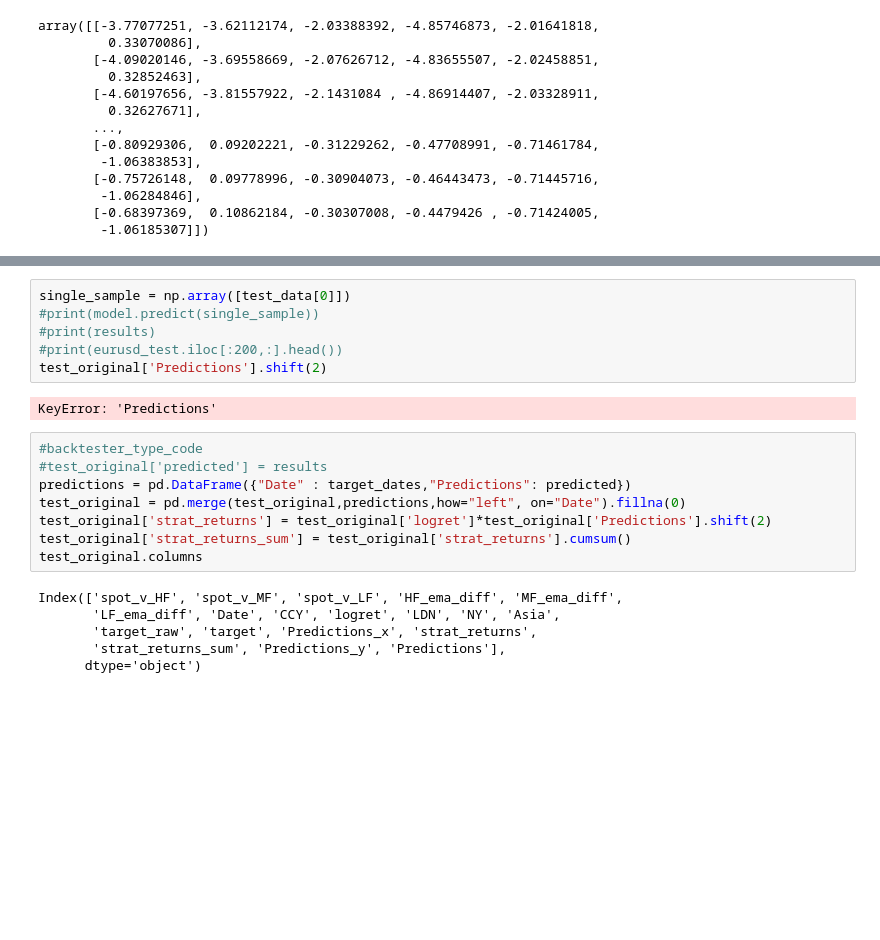
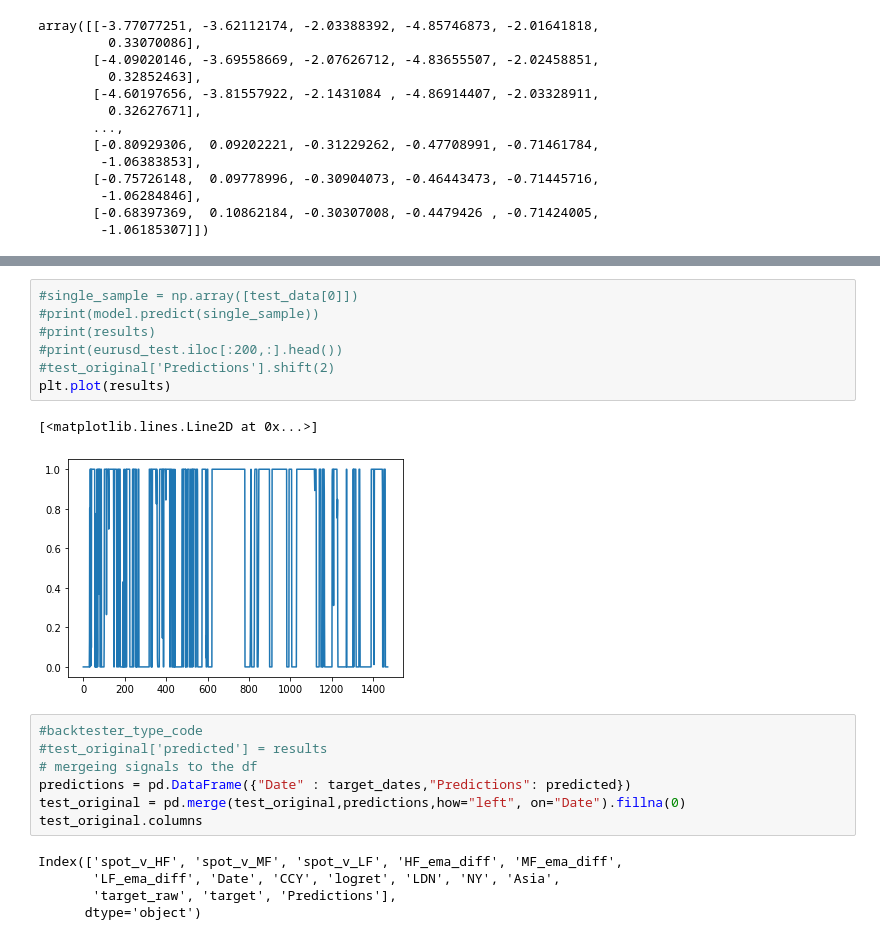
Before and after one commit to egill12/keras_tensorflow_workings, a Jupyter notebook: nntensorflow.ipynb, the cells around one changed output, grey strips where cells are left out. Saved outputs shown, nothing was run; the diff lists cells and outputs as text; blank space fills up the shorter version.

```diff
--- a/nntensorflow.ipynb
+++ b/nntensorflow.ipynb
@@ -217,22 +230,22 @@ True Sell            356          0             366
 # %%
-single_sample = np.array([test_data[0]])
+#single_sample = np.array([test_data[0]])
 #print(model.predict(single_sample))
 #print(results)
 #print(eurusd_test.iloc[:200,:].head())
-test_original['Predictions'].shift(2)
+#test_original['Predictions'].shift(2)
+plt.plot(results)
 # %% [output]
-KeyError: 'Predictions'
+[<matplotlib.lines.Line2D at 0x...>]
+[figure, added]
 # %%
 #backtester_type_code
 #test_original['predicted'] = results
+# mergeing signals to the df
 predictions = pd.DataFrame({"Date" : target_dates,"Predictions": predicted})
 test_original = pd.merge(test_original,predictions,how="left", on="Date").fillna(0)
-test_original['strat_returns'] = test_original['logret']*test_original['Predictions'].shift(2)
-test_original['strat_returns_sum'] = test_original['strat_returns'].cumsum()
 test_original.columns
 # %% [output]
 Index(['spot_v_HF', 'spot_v_MF', 'spot_v_LF', 'HF_ema_diff', 'MF_ema_diff',
        'LF_ema_diff', 'Date', 'CCY', 'logret', 'LDN', 'NY', 'Asia',
-       'target_raw', 'target', 'Predictions_x', 'strat_returns',
-       'strat_returns_sum', 'Predictions_y', 'Predictions'],
+       'target_raw', 'target', 'Predictions'],
       dtype='object')
```
Also changed, not shown: parts of 9 cells of this notebook.
